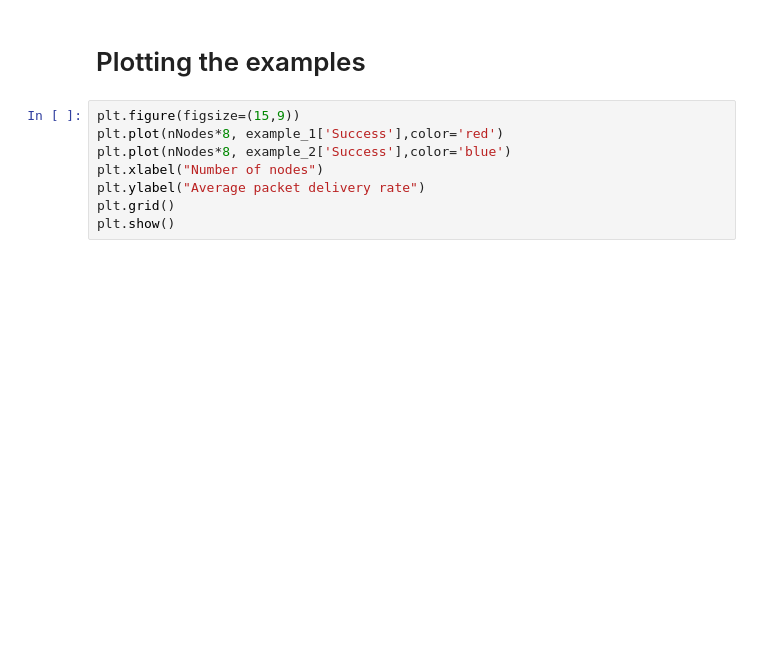
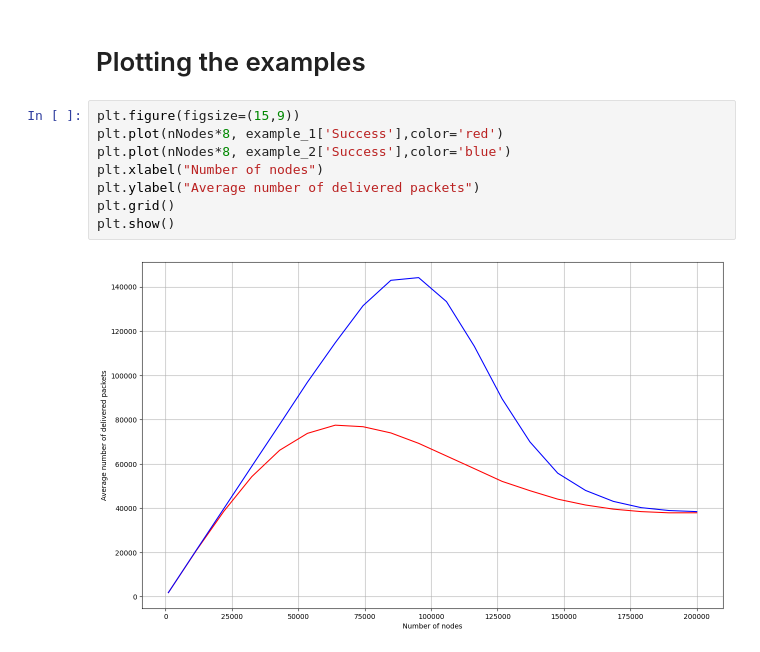
Before and after one commit to Xexell/LR-FHSS-sim, a Jupyter notebook: examples/examples.ipynb, the cells around one changed output. Drawn from its saved outputs; the diff is of its cells as text; blank space fills up the shorter version.

```diff
--- a/examples/examples.ipynb
+++ b/examples/examples.ipynb
@@ -94,8 +98,10 @@ example_2 = pd.read_pickle('example_2.data')
 # %%
 plt.figure(figsize=(15,9))
 plt.plot(nNodes*8, example_1['Success'],color='red')
 plt.plot(nNodes*8, example_2['Success'],color='blue')
 plt.xlabel("Number of nodes")
-plt.ylabel("Average packet delivery rate")
+plt.ylabel("Average number of delivered packets")
 plt.grid()
 plt.show()
+# %% [output]
+[figure, added]
```
Also changed, not shown: parts of 2 cells of this notebook.
